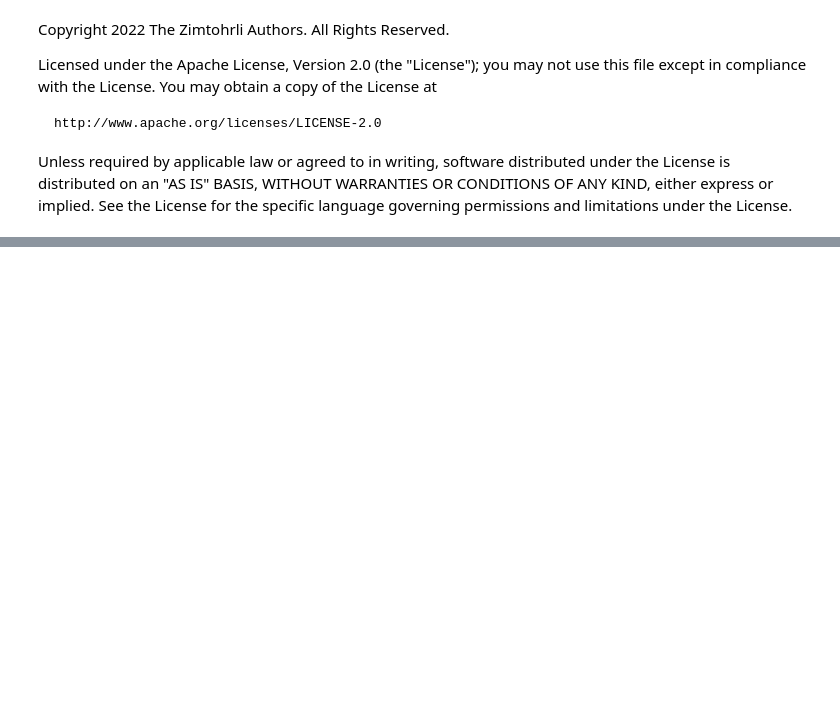
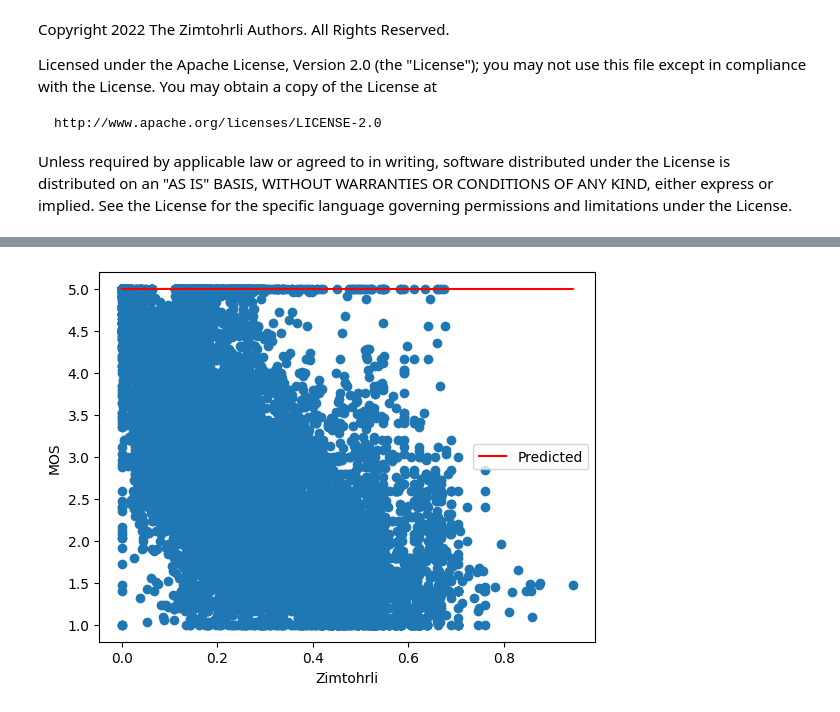
Before and after one commit to google/zimtohrli, a Jupyter notebook: python/mos_mapping.ipynb, the cells around one changed output, grey strips where cells are left out. Drawn from its saved outputs; the diff is of its cells as text; code cells hidden in the pictures; blank space fills up the shorter version.

```diff
--- a/python/mos_mapping.ipynb
+++ b/python/mos_mapping.ipynb
@@ -107,0 +130,10 @@ res=  message: Desired error not necessarily achieved due to precision loss.
+# %%
+plt.scatter(z_scores, mos_scores)
+x = np.linspace(0, z_extremes[0], 1000)
+plt.plot(x, predict(x, [4.568494445942755, -0.9999059785585912, 0.0006734929810393679]), "r", label="Predicted")
+plt.xlabel("Zimtohrli")
+plt.ylabel("MOS")
+plt.legend()
+plt.show()
+# %% [output]
+[figure, added]
```
Also changed, not shown: parts of 2 cells of this notebook, 4 other files.
